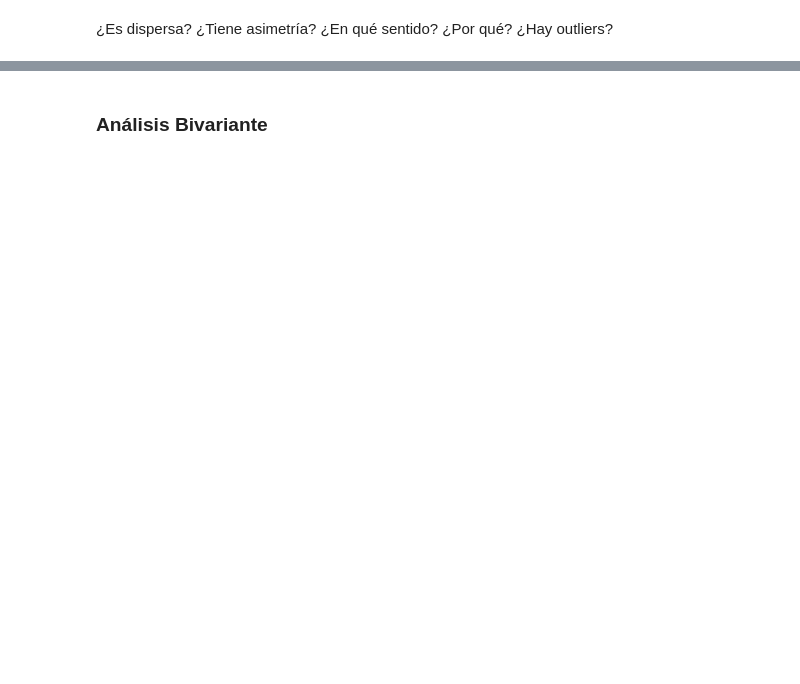
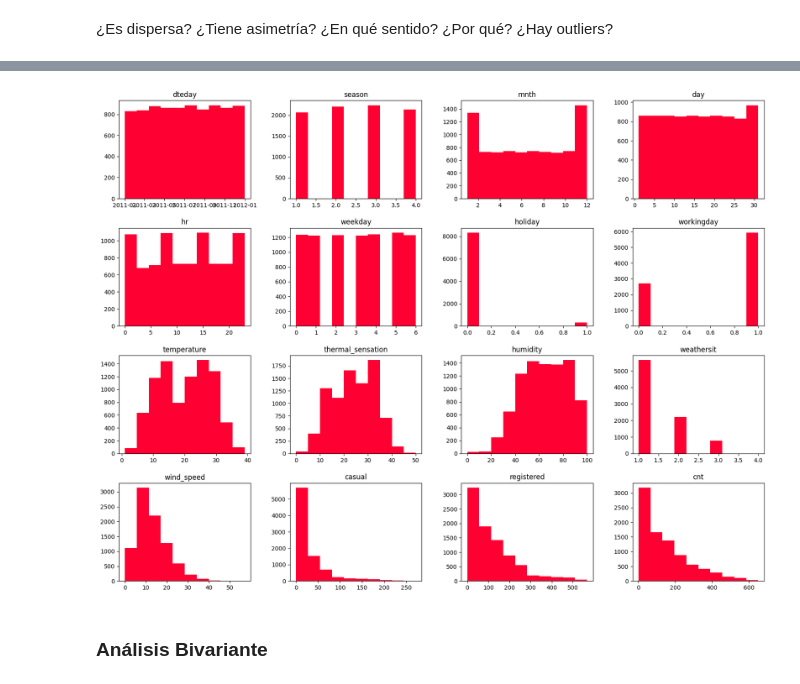
Before and after one commit to solfontan/Capital_Bikeshare_EDA, a Jupyter notebook: Datos_analisis.ipynb, the cells around one changed output, grey strips where cells are left out. Saved outputs shown, nothing was run; the diff lists cells and outputs as text; code cells hidden in the pictures; blank space fills up the shorter version.

```diff
--- a/Datos_analisis.ipynb
+++ b/Datos_analisis.ipynb
@@ -651,2 +690,7 @@ Name: weekday, dtype: float64
+# %%
+verde = "#FF0033"
+df2011.hist(figsize=(20,15),grid=False,color=verde);
+# %% [output]
+[figure, added]
 # %% [markdown]
 ### Análisis Bivariante
```
Also changed, not shown: parts of 31 cells of this notebook, 2 other files.
